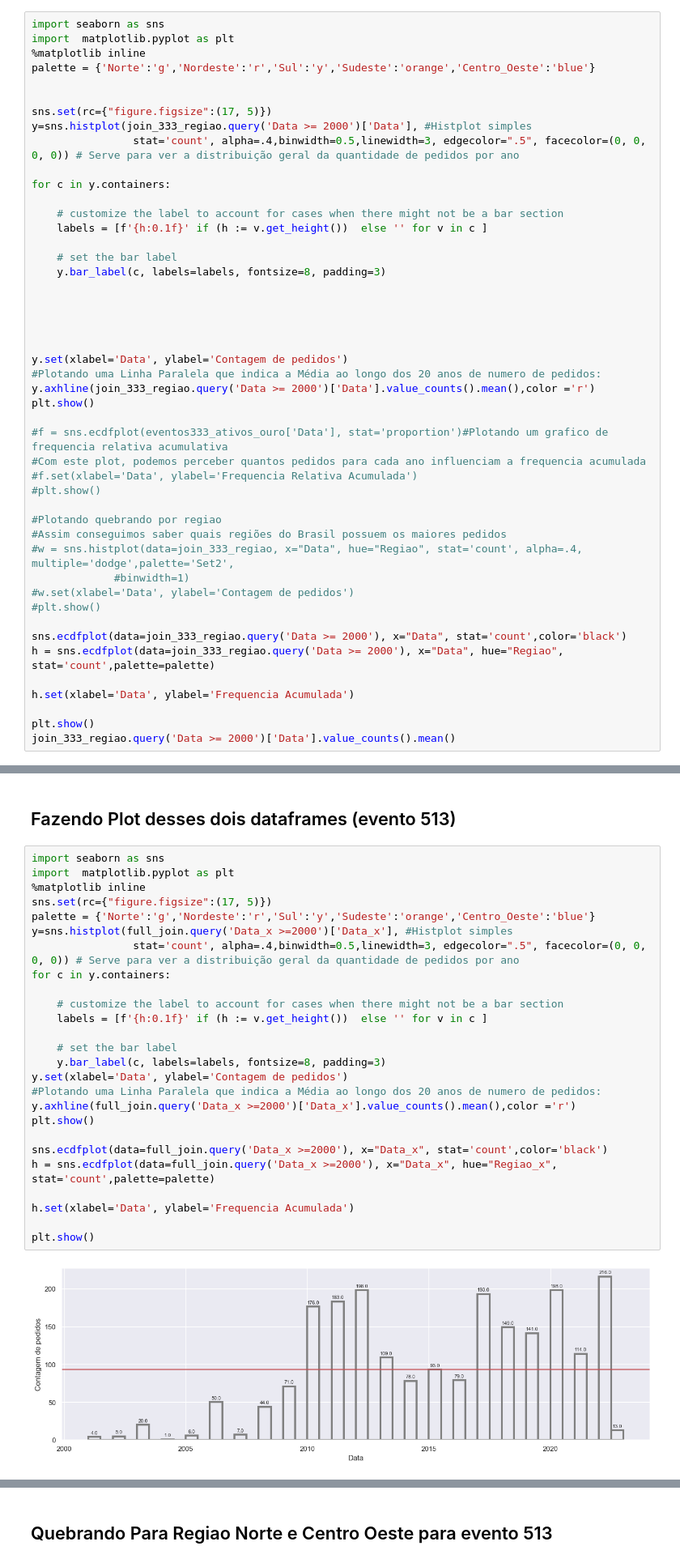
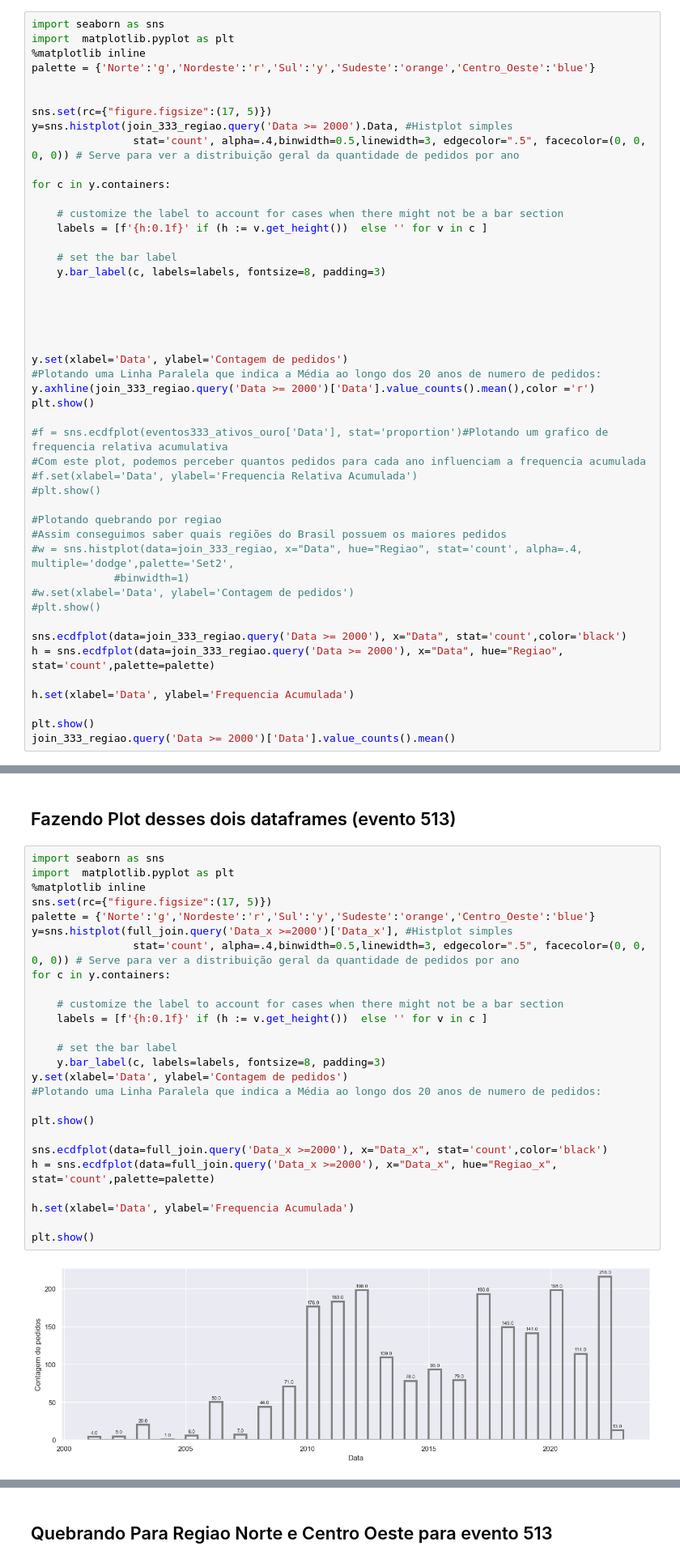
Before and after one commit to EduMinsky/GoldMiningAnalysis, a Jupyter notebook: Analise dos Pedidos de Mineração Por quantidade.ipynb, the cells around one changed output, grey strips where cells are left out. Shown at 81% size. Drawn from its saved outputs; the diff is of its cells as text.

```diff
--- a/Analise dos Pedidos de Mineração Por quantidade.ipynb
+++ b/Analise dos Pedidos de Mineração Por quantidade.ipynb
@@ -82,7 +83,7 @@ palette = {'Norte':'g','Nordeste':'r','Sul':'y','Sudeste':'orange','Centro_Oeste
 
 
 sns.set(rc={"figure.figsize":(17, 5)})
-y=sns.histplot(join_333_regiao.query('Data >= 2000')['Data'], #Histplot simples
+y=sns.histplot(join_333_regiao.query('Data >= 2000').Data, #Histplot simples
                 stat='count', alpha=.4,binwidth=0.5,linewidth=3, edgecolor=".5", facecolor=(0, 0, 0, 0)) # Serve para ver a distribuição geral da quantidade de pedidos por ano
 
 for c in y.containers:
@@ -228,29 +216,29 @@ See the caveats in the documentation: https://pandas.pydata.org/pandas-docs/stab
 # %%
 import seaborn as sns
 import  matplotlib.pyplot as plt
 %matplotlib inline
 sns.set(rc={"figure.figsize":(17, 5)})
 palette = {'Norte':'g','Nordeste':'r','Sul':'y','Sudeste':'orange','Centro_Oeste':'blue'}
 y=sns.histplot(full_join.query('Data_x >=2000')['Data_x'], #Histplot simples
                 stat='count', alpha=.4,binwidth=0.5,linewidth=3, edgecolor=".5", facecolor=(0, 0, 0, 0)) # Serve para ver a distribuição geral da quantidade de pedidos por ano
 for c in y.containers:
 
     # customize the label to account for cases when there might not be a bar section
     labels = [f'{h:0.1f}' if (h := v.get_height())  else '' for v in c ]
 
     # set the bar label
     y.bar_label(c, labels=labels, fontsize=8, padding=3)
 y.set(xlabel='Data', ylabel='Contagem de pedidos')
 #Plotando uma Linha Paralela que indica a Média ao longo dos 20 anos de numero de pedidos:
-y.axhline(full_join.query('Data_x >=2000')['Data_x'].value_counts().mean(),color ='r')
+
 plt.show()
 
 sns.ecdfplot(data=full_join.query('Data_x >=2000'), x="Data_x", stat='count',color='black')
 h = sns.ecdfplot(data=full_join.query('Data_x >=2000'), x="Data_x", hue="Regiao_x", stat='count',palette=palette)
 
 h.set(xlabel='Data', ylabel='Frequencia Acumulada')
 
 plt.show()
 # %% [output]
-[figure, old version]
+[figure, new version]
 [figure]
```
Also changed, not shown: parts of 7 cells of this notebook, 3 other files.
